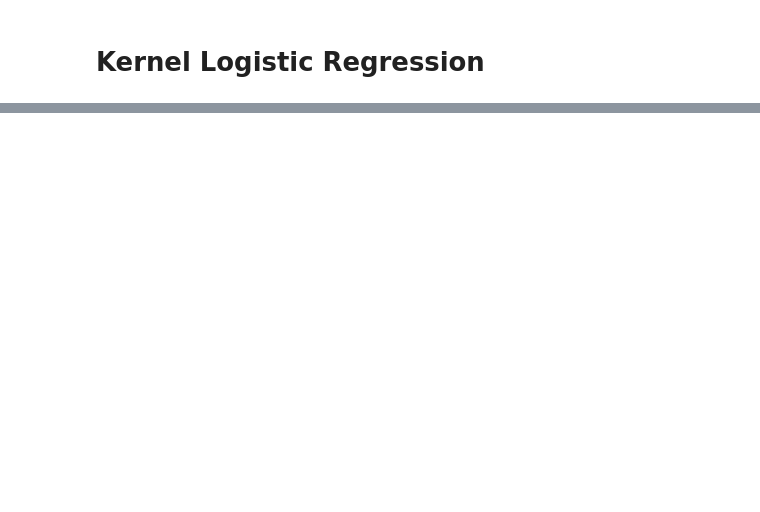
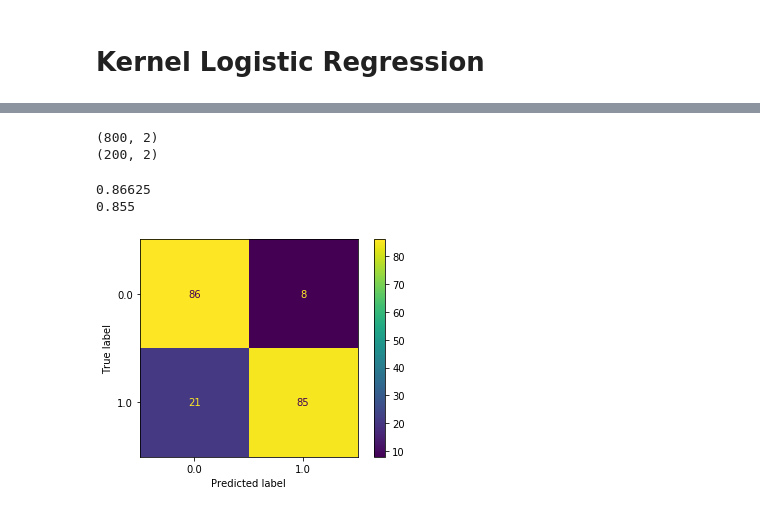
Before and after one commit to sourav22899/cs5691-prml, a Jupyter notebook: assign2/cs5691_pa2.ipynb, the cells around one changed output, grey strips where cells are left out. Cells and saved outputs as stored; diff of their text form; code cells hidden in the pictures; blank space fills up the shorter version.

```diff
--- a/assign2/cs5691_pa2.ipynb
+++ b/assign2/cs5691_pa2.ipynb
@@ -230,0 +247,4 @@ for i in range(10):
+# %%
+y = data['Class_label']
+X = data.drop(columns='Class_label')
+X
@@ -230,0 +265,25 @@ for i in range(10):
+# %%
+X = np.asarray(X,dtype=np.float)
+y = np.asarray(y,dtype=np.float)
+# %%
+X_train, X_test, y_train, y_test = train_test_split(X, y, test_size=0.2)
+print(X_train.shape)
+print(X_test.shape)
+# %% [output]
+(800, 2)
+(200, 2)
+# %%
+from sklearn.svm import SVC
+clf = SVC(kernel='linear',C=1)
+clf.fit(X_train, y_train)
+print(clf.score(X_train,y_train))
+print(clf.score(X_test,y_test))
+# %% [output]
+0.86625
+0.855
+# %%
+from sklearn.metrics import plot_confusion_matrix
+plot_confusion_matrix(clf, X_test, y_test)
+plt.show()
+# %% [output]
+[figure, added]
```
Also changed, not shown: parts of 15 cells of this notebook.
